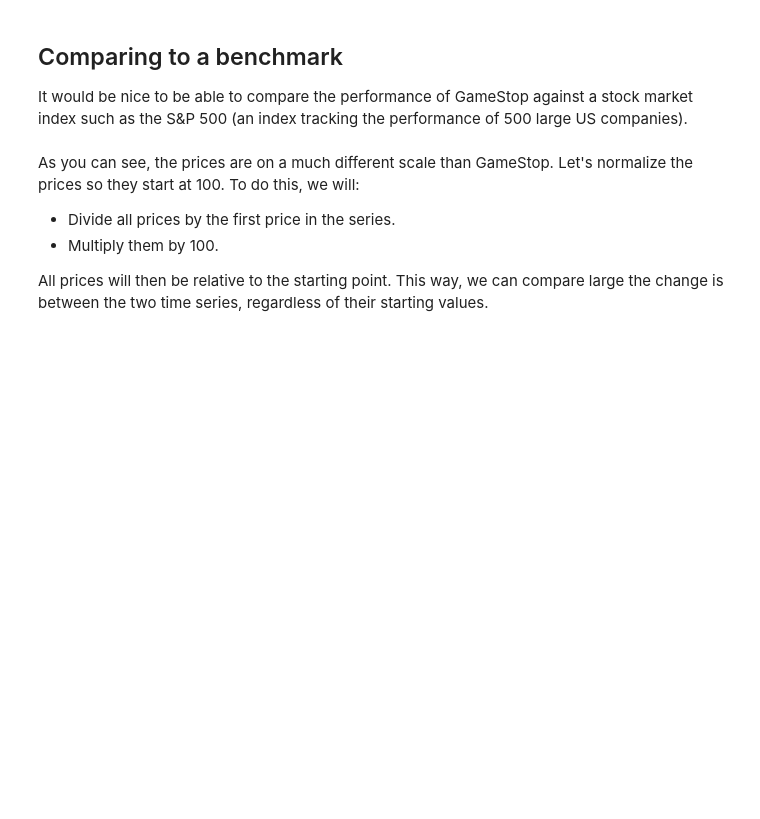
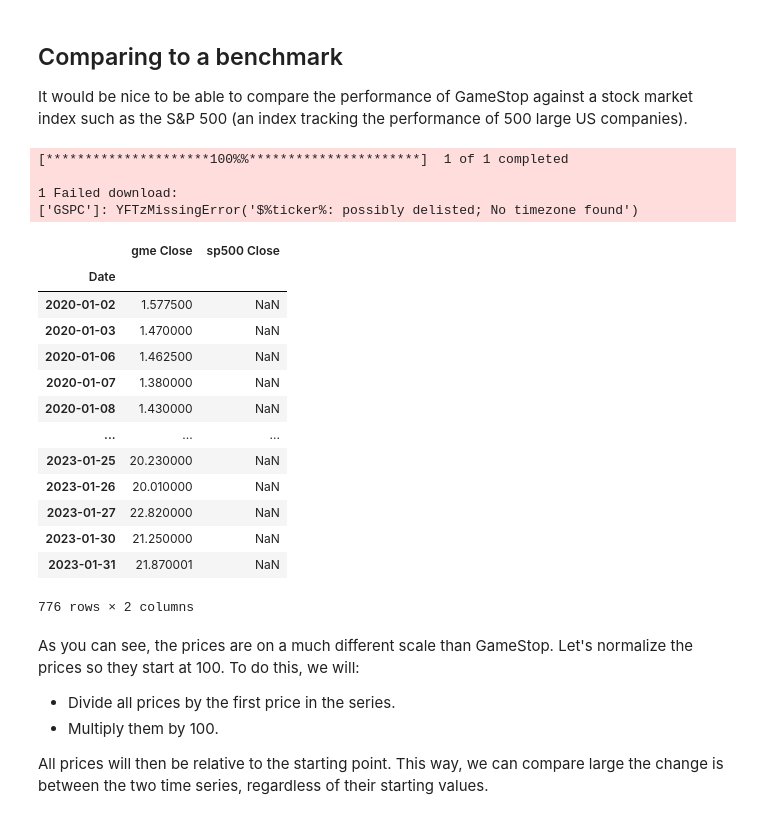
Before and after one commit to SirTee12/Time-Series-Analysis-on-YFinance, a Jupyter notebook: Time_Series_YFinance.ipynb, the cells around one changed output. Saved outputs shown, nothing was run; the diff lists cells and outputs as text; code cells hidden in the pictures; blank space fills up the shorter version.

```diff
--- a/Time_Series_YFinance.ipynb
+++ b/Time_Series_YFinance.ipynb
@@ -177,15 +177,36 @@ fig.show()
 It would be nice to be able to compare the performance of GameStop against a stock market index such as the S&P 500 (an index tracking the performance of 500 large US companies).
 # %%
 # Get the data for the ticker GSPC
-
+sp500 = yf.download('GSPC', start, end)
 
 # Rename close columns
-
+sp500_co = sp500.rename(columns={'Close':'sp500 Close'})
+gme_co = gme.rename(columns = {'Close':'gme Close'})
 
 # Concatenate the data
-
+all_data = pd.concat([gme_co['gme Close'], sp500_co['sp500 Close']], axis = 1)
 
 # Preview the data
+all_data
+# %% [output]
+[*********************100%%**********************]  1 of 1 completed
+
+1 Failed download:
+['GSPC']: YFTzMissingError('$%ticker%: possibly delisted; No timezone found')
+|  | gme Close | sp500 Close |
+| Date |  |  |
+| 2020-01-02 | 1.577500 | NaN |
+| 2020-01-03 | 1.470000 | NaN |
+| 2020-01-06 | 1.462500 | NaN |
+| 2020-01-07 | 1.380000 | NaN |
+| 2020-01-08 | 1.430000 | NaN |
+| ... | ... | ... |
+| 2023-01-25 | 20.230000 | NaN |
+| 2023-01-26 | 20.010000 | NaN |
+| 2023-01-27 | 22.820000 | NaN |
+| 2023-01-30 | 21.250000 | NaN |
+| 2023-01-31 | 21.870001 | NaN |
+776 rows × 2 columns
 # %% [markdown]
 As you can see, the prices are on a much different scale than GameStop. Let's normalize the prices so they start at 100. To do this, we will:
 - Divide all prices by the first price in the series.
```
